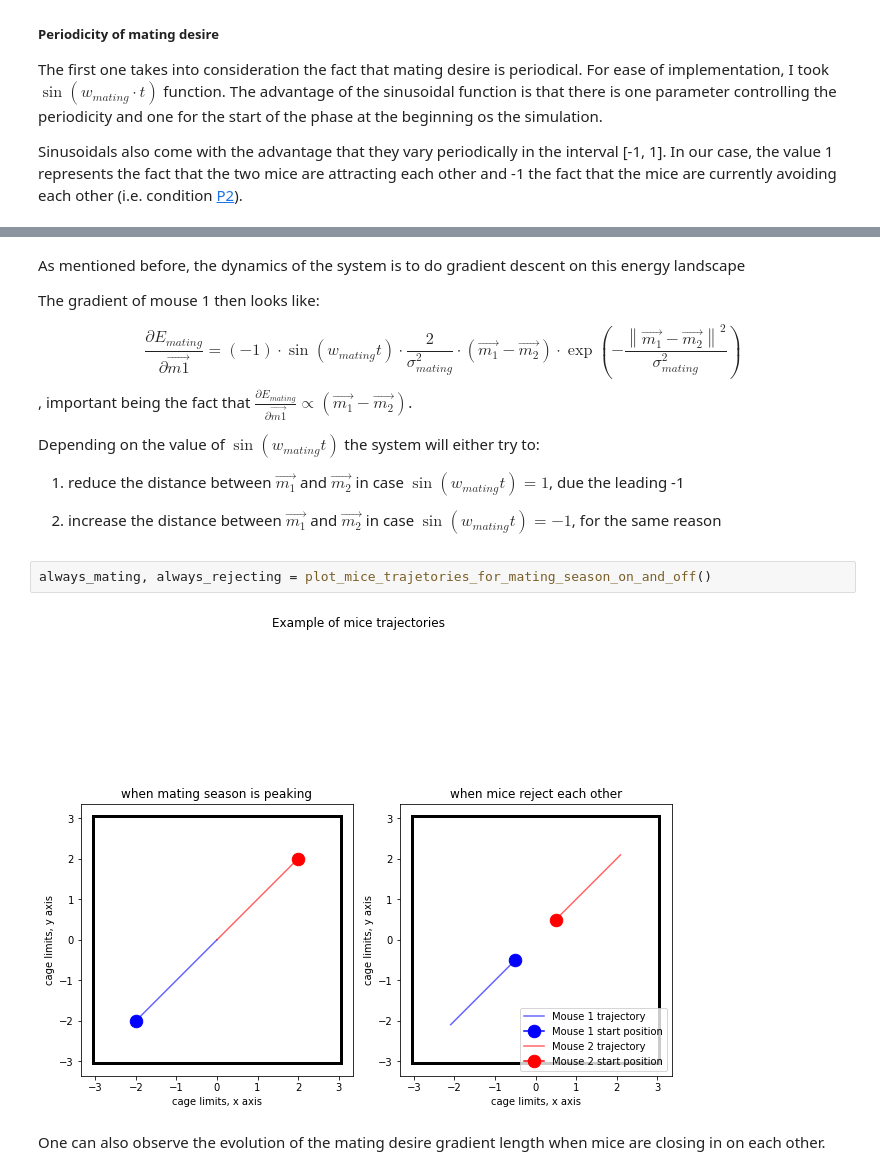
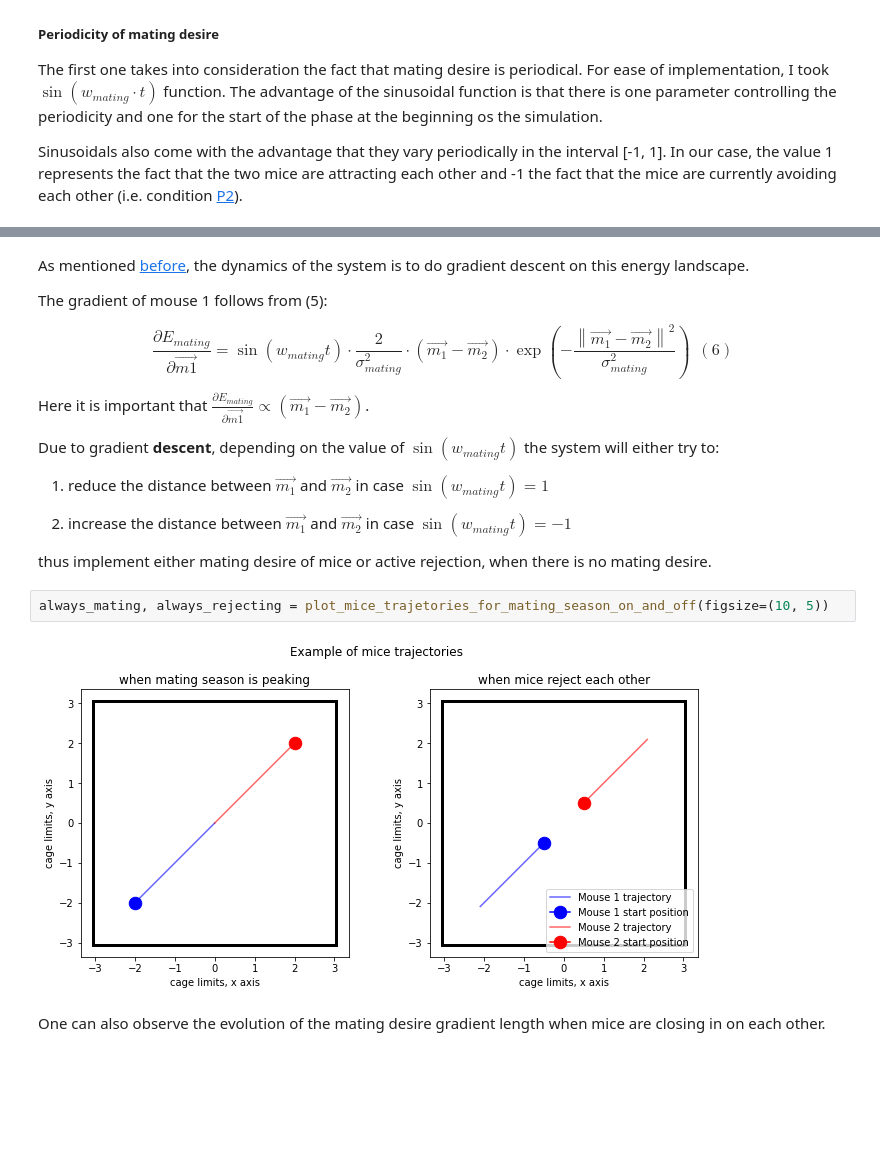
Before and after one commit to midumitrescu/modelling-course-prof-sprek-winter-2022, a Jupyter notebook: Modelling_Course_Presentation.ipynb, the cells around one changed output, grey strips where cells are left out. Drawn from its saved outputs; the diff is of its cells as text; blank space fills up the shorter version.

```diff
--- a/Modelling_Course_Presentation.ipynb
+++ b/Modelling_Course_Presentation.ipynb
@@ -252,21 +250,24 @@ plot_mating_energy_landscape(figsize=(20,10))
 # %% [markdown]
-As mentioned before, the dynamics of the system is to do gradient descent on this energy landscape
+As mentioned [before](#grad), the dynamics of the system is to do gradient descent on this energy landscape.
 
-The gradient of mouse 1 then looks like:
+The gradient of mouse 1 follows from (5):
 
-$$\frac{\partial {E_{mating}} }{\partial \vec{m1}}=(-1) \cdot \sin (w_{mating}t) \cdot \frac {2}{\sigma_{mating} ^2} \cdot (\vec {m_1} - {\vec {m_2}})
-\cdot \exp (-\dfrac {\left \| \vec{m_{1}} -\vec{m_{2}}\right \|^2}{\sigma_{mating} ^2 }) $$,
-important being the fact that $\frac{\partial {E_{mating}}}{\partial \vec{m1}} \propto (\vec {m_1} - {\vec {m_2}}) $.
+$$ \frac{\partial {E_{mating}} }{\partial \vec{m1}}= \sin (w_{mating}t) \cdot \frac {2}{\sigma_{mating} ^2} \cdot (\vec {m_1} - {\vec {m_2}})
+\cdot \exp (-\dfrac {\left \| \vec{m_{1}} -\vec{m_{2}}\right \|^2}{\sigma_{mating} ^2 }) \ \ (6) $$
 
-Depending on the value of $\sin (w_{mating}t)$ the system will either try to:
+Here it is important that $\frac{\partial {E_{mating}}}{\partial \vec{m1}} \propto (\vec {m_1} - {\vec {m_2}}) $.
 
-1. reduce the distance between $\vec{m_1}$ and $\vec{m_2}$ in case $\sin (w_{mating}t) = 1 $, due the leading -1
+Due to gradient **descent**, depending on the value of $\sin (w_{mating}t)$ the system will either try to:
 
-2. increase the distance between $\vec{m_1}$ and $\vec{m_2}$ in case $\sin (w_{mating}t) = -1 $, for the same reason
+1. reduce the distance between $\vec{m_1}$ and $\vec{m_2}$ in case $\sin (w_{mating}t) = 1 $
+
+2. increase the distance between $\vec{m_1}$ and $\vec{m_2}$ in case $\sin (w_{mating}t) = -1 $
+
+thus implement either mating desire of mice or active rejection, when there is no mating desire.
 # %%
-always_mating, always_rejecting = plot_mice_trajetories_for_mating_season_on_and_off()
+always_mating, always_rejecting = plot_mice_trajetories_for_mating_season_on_and_off(figsize=(10, 5))
 # %% [output]
-[figure, old version]
+[figure, new version]
 # %% [markdown]
 One can also observe the evolution of the mating desire gradient length when mice
 are closing in on each other.
```
Also changed, not shown: parts of 14 cells of this notebook, 3 other files.
